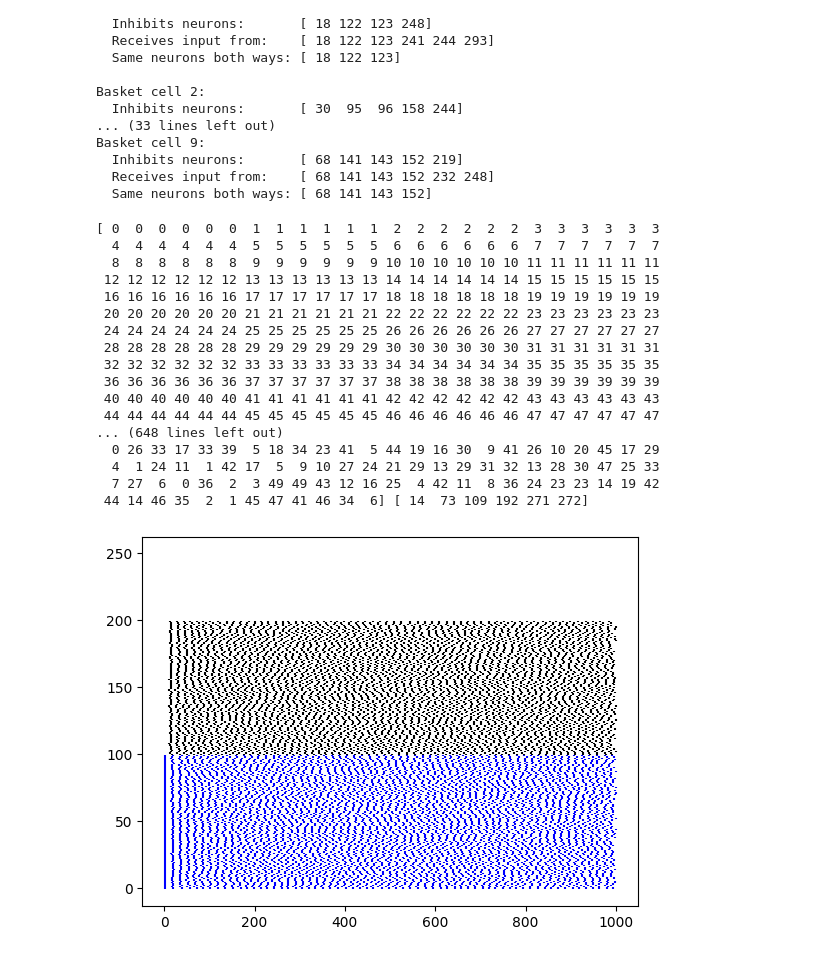
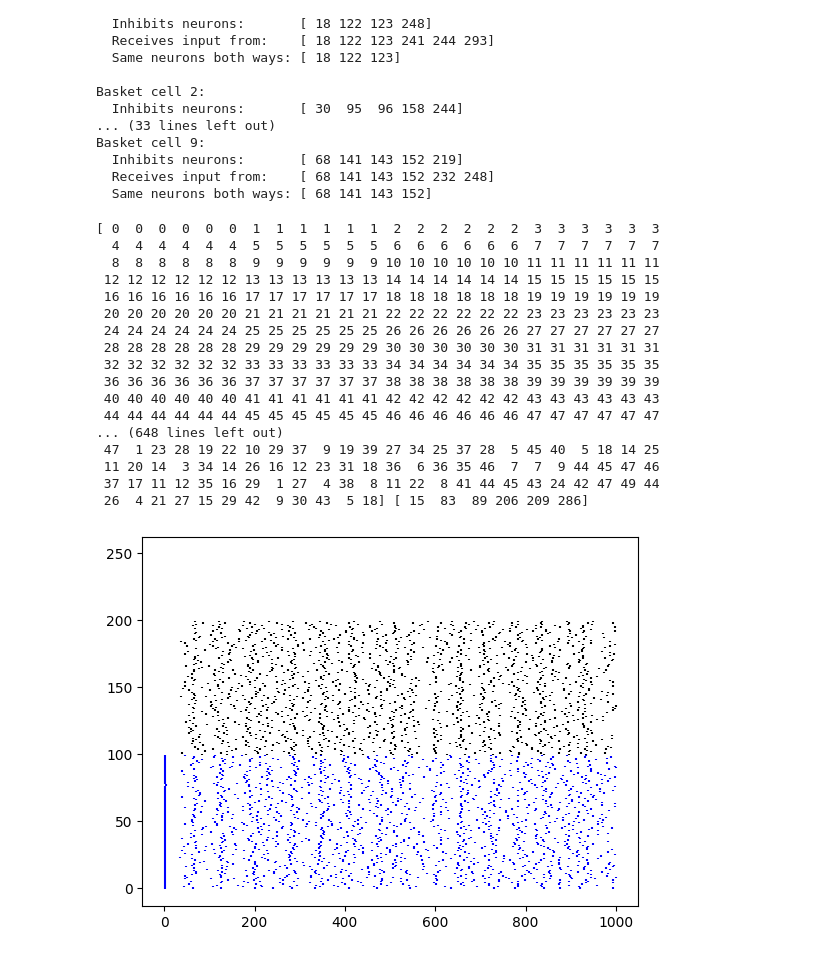
Before and after one commit to zeynoozkaya/burst_model, a Jupyter notebook: BrunelModel_Natalia_External_Input_og.ipynb, the cells around one changed output. Drawn from its saved outputs; the diff is of its cells as text; code cells hidden in the pictures.

```diff
--- a/BrunelModel_Natalia_External_Input_og.ipynb
+++ b/BrunelModel_Natalia_External_Input_og.ipynb
@@ -294,30 +294,30 @@ Basket cell 9:
 # %%
 model2 = ConnectedClusters(
     N1=100, N2=100, Next=100,
-    g=5, J=100, Ce=10, D=2e-3, vthr_ratio=2,
+    g=5, J=100, Ce=10, D=2e-3, vthr_ratio=1,
 
     I1=10000, I1_start=0, I1_end=0,
     I2=0, I2_start=0, I2_end=0)
 
 model2.compute_activity(T = 1, dt = 1e-3)
 #T and dt
 model2.plot_raster()
 # %% [output]
 [ 0  0  0  0  0  0  1  1  1  1  1  1  2  2  2  2  2  2  3  3  3  3  3  3
   4  4  4  4  4  4  5  5  5  5  5  5  6  6  6  6  6  6  7  7  7  7  7  7
   8  8  8  8  8  8  9  9  9  9  9  9 10 10 10 10 10 10 11 11 11 11 11 11
  12 12 12 12 12 12 13 13 13 13 13 13 14 14 14 14 14 14 15 15 15 15 15 15
  16 16 16 16 16 16 17 17 17 17 17 17 18 18 18 18 18 18 19 19 19 19 19 19
  20 20 20 20 20 20 21 21 21 21 21 21 22 22 22 22 22 22 23 23 23 23 23 23
  24 24 24 24 24 24 25 25 25 25 25 25 26 26 26 26 26 26 27 27 27 27 27 27
  28 28 28 28 28 28 29 29 29 29 29 29 30 30 30 30 30 30 31 31 31 31 31 31
  32 32 32 32 32 32 33 33 33 33 33 33 34 34 34 34 34 34 35 35 35 35 35 35
  36 36 36 36 36 36 37 37 37 37 37 37 38 38 38 38 38 38 39 39 39 39 39 39
  40 40 40 40 40 40 41 41 41 41 41 41 42 42 42 42 42 42 43 43 43 43 43 43
  44 44 44 44 44 44 45 45 45 45 45 45 46 46 46 46 46 46 47 47 47 47 47 47
 ... (648 lines left out)
-  0 26 33 17 33 39  5 18 34 23 41  5 44 19 16 30  9 41 26 10 20 45 17 29
-  4  1 24 11  1 42 17  5  9 10 27 24 21 29 13 29 31 32 13 28 30 47 25 33
-  7 27  6  0 36  2  3 49 49 43 12 16 25  4 42 11  8 36 24 23 23 14 19 42
- 44 14 46 35  2  1 45 47 41 46 34  6] [ 14  73 109 192 271 272]
+ 47  1 23 28 19 22 10 29 37  9 19 39 27 34 25 37 28  5 45 40  5 18 14 25
+ 11 20 14  3 34 14 26 16 12 23 31 18 36  6 36 35 46  7  7  9 44 45 47 46
+ 37 17 11 12 35 16 29  1 27  4 38  8 11 22  8 41 44 45 43 24 42 47 49 44
+ 26  4 21 27 15 29 42  9 30 43  5 18] [ 15  83  89 206 209 286]
-[figure, old version]
+[figure, new version]
```
